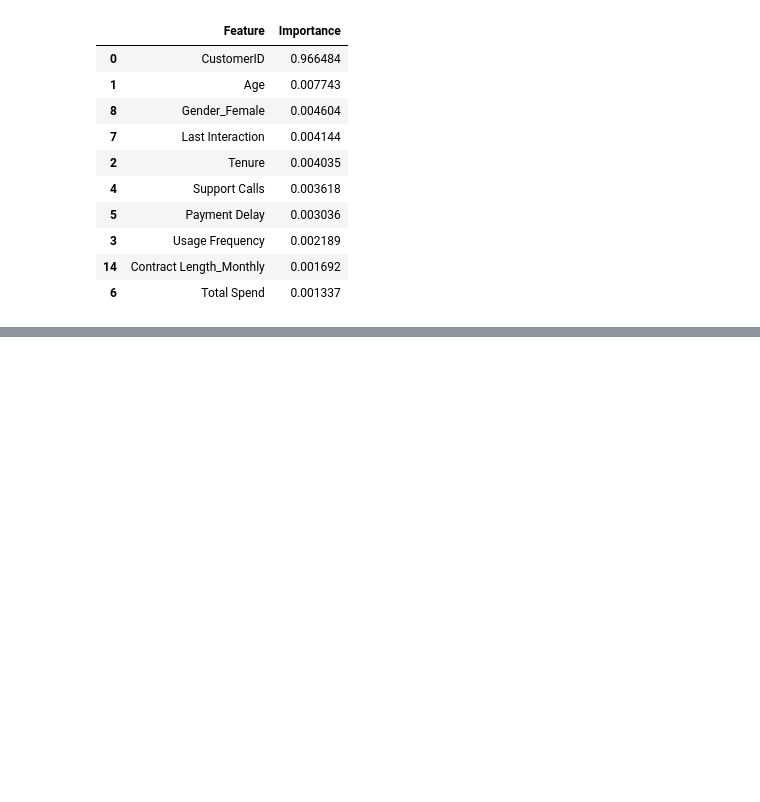
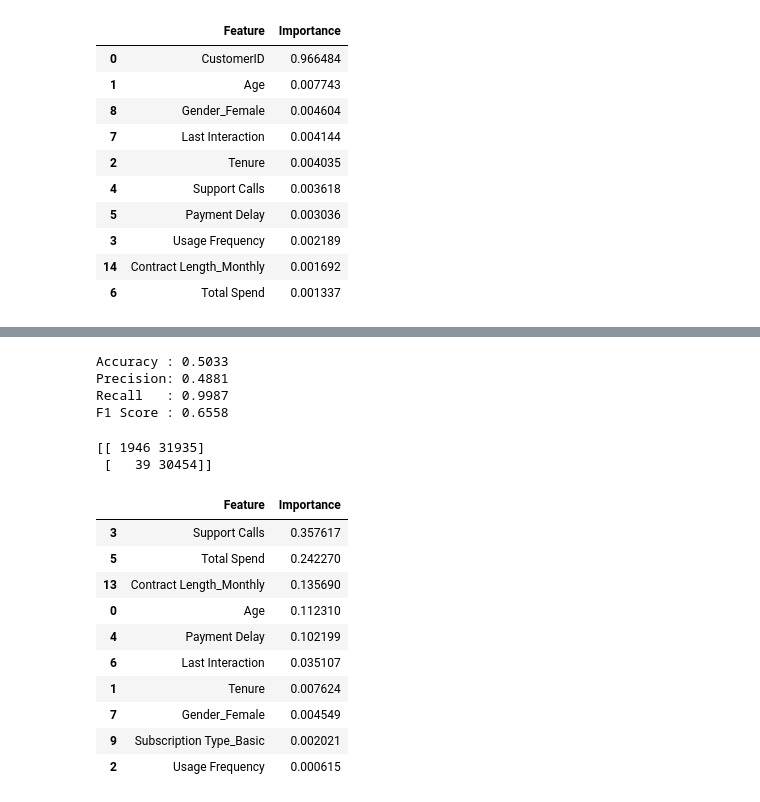
Before and after one commit to mustafagohar-sp/AI-ML-Internship, a Jupyter notebook: Week 2/customer_churn_dt.ipynb, the cells around one changed output, grey strips where cells are left out. Saved outputs shown, nothing was run; the diff lists cells and outputs as text; code cells hidden in the pictures; blank space fills up the shorter version.

Commit message:
Complete decision tree classification and evaluation

```diff
--- a/Week 2/customer_churn_dt.ipynb
+++ b/Week 2/customer_churn_dt.ipynb
@@ -360,0 +363,21 @@ feature_importance.head(10)
+# %%
+X_train = train_df.drop(["CustomerID", "Churn"], axis=1)
+X_test = test_df.drop(["CustomerID", "Churn"], axis=1)
+
+y_train = train_df["Churn"]
+y_test = test_df["Churn"]
+# %%
+categorical_columns = [
+    "Gender",
+    "Subscription Type",
+    "Contract Length"
+]
+
+X_train = pd.get_dummies(X_train, columns=categorical_columns)
+X_test = pd.get_dummies(X_test, columns=categorical_columns)
+
+X_train, X_test = X_train.align(X_test, join="left", axis=1, fill_value=0)
+# %%
+decision_tree =DecisionTreeClassifier(random_state=42)
+# %%
+decision_tree.fit(X_train , y_train)
@@ -360,0 +398,57 @@ feature_importance.head(10)
+# %%
+# evaluation of predictions made by model
+
+from sklearn.metrics import (
+    accuracy_score,
+    precision_score,
+    recall_score,
+    f1_score,
+    confusion_matrix,
+    classification_report
+)
+
+# Model Evaluation
+accuracy = accuracy_score(y_test, y_pred)
+precision = precision_score(y_test, y_pred)
+recall = recall_score(y_test, y_pred)
+f1 = f1_score(y_test, y_pred)
+
+print(f"Accuracy : {accuracy:.4f}")
+print(f"Precision: {precision:.4f}")
+print(f"Recall   : {recall:.4f}")
+print(f"F1 Score : {f1:.4f}")
+# %% [output]
+Accuracy : 0.5033
+Precision: 0.4881
+Recall   : 0.9987
+F1 Score : 0.6558
+# %%
+cm = confusion_matrix(y_test , y_pred)
+print(cm)
+# %% [output]
+[[ 1946 31935]
+ [   39 30454]]
+# %%
+feature_importance = pd.DataFrame({
+    "Feature": X_train.columns,
+    "Importance": decision_tree.feature_importances_
+})
+
+feature_importance = feature_importance.sort_values(
+    by="Importance",
+    ascending=False
+)
+
+feature_importance.head(10)
+# %% [output]
+|  | Feature | Importance |
+| 3 | Support Calls | 0.357617 |
+| 5 | Total Spend | 0.242270 |
+| 13 | Contract Length_Monthly | 0.135690 |
+| 0 | Age | 0.112310 |
+| 4 | Payment Delay | 0.102199 |
+| 6 | Last Interaction | 0.035107 |
+| 1 | Tenure | 0.007624 |
+| 7 | Gender_Female | 0.004549 |
+| 9 | Subscription Type_Basic | 0.002021 |
+| 2 | Usage Frequency | 0.000615 |
```
Also changed, not shown: parts of 15 cells of this notebook.
